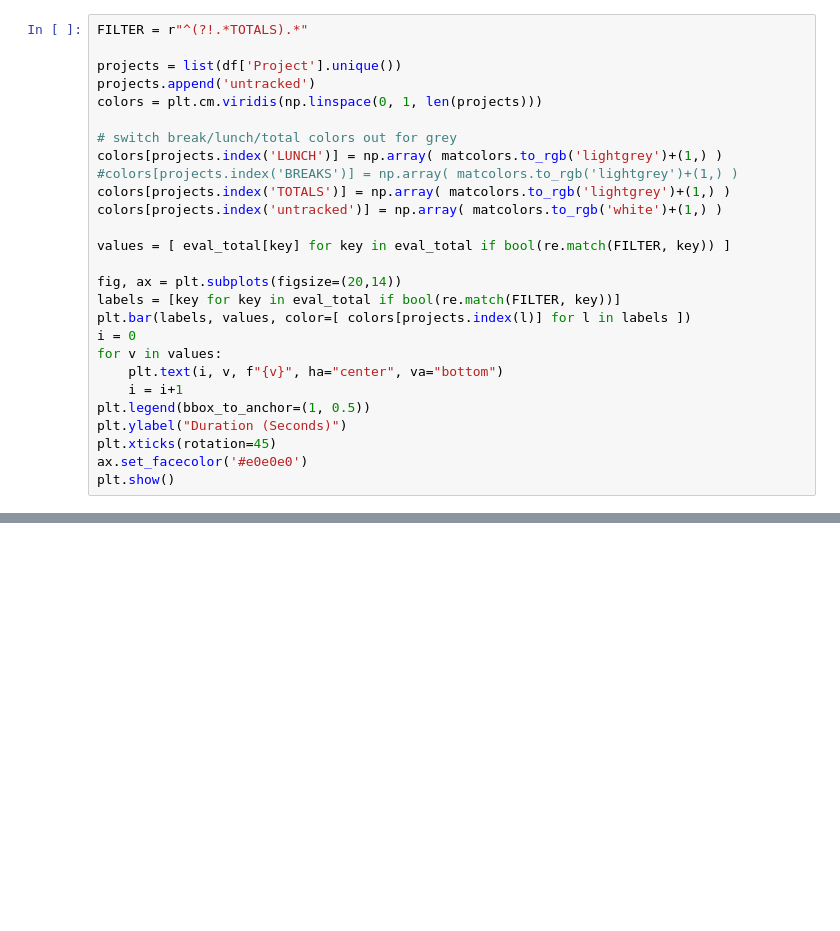
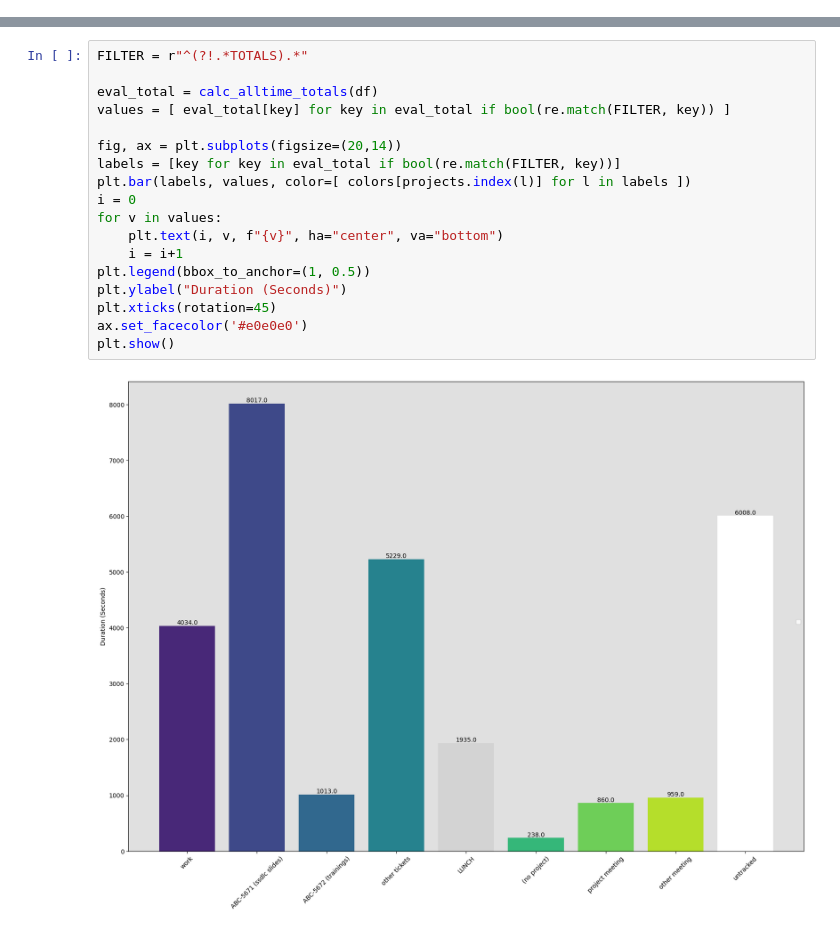
Before and after one commit to elastic-pangolin/time-tracker-notebook, a Jupyter notebook: Untitled.ipynb, the cells around one changed output, grey strips where cells are left out. Saved outputs shown, nothing was run; the diff lists cells and outputs as text; blank space fills up the shorter version.

```diff
--- a/Untitled.ipynb
+++ b/Untitled.ipynb
@@ -96,27 +43,0 @@ Filtered only days after (incl.) 2025-03-07 00:00:00
-# %%
-FILTER = r"^(?!.*TOTALS).*"
-
-projects = list(df['Project'].unique())
-projects.append('untracked')
-colors = plt.cm.viridis(np.linspace(0, 1, len(projects)))
-
-# switch break/lunch/total colors out for grey
-colors[projects.index('LUNCH')] = np.array( matcolors.to_rgb('lightgrey')+(1,) )
-#colors[projects.index('BREAKS')] = np.array( matcolors.to_rgb('lightgrey')+(1,) )
-colors[projects.index('TOTALS')] = np.array( matcolors.to_rgb('lightgrey')+(1,) )
-colors[projects.index('untracked')] = np.array( matcolors.to_rgb('white')+(1,) )
-
-values = [ eval_total[key] for key in eval_total if bool(re.match(FILTER, key)) ]
-
-fig, ax = plt.subplots(figsize=(20,14))
-labels = [key for key in eval_total if bool(re.match(FILTER, key))]
-plt.bar(labels, values, color=[ colors[projects.index(l)] for l in labels ])
-i = 0
-for v in values:
-    plt.text(i, v, f"{v}", ha="center", va="bottom")
-    i = i+1
-plt.legend(bbox_to_anchor=(1, 0.5))
-plt.ylabel("Duration (Seconds)")
-plt.xticks(rotation=45)
-ax.set_facecolor('#e0e0e0')
-plt.show()
@@ -207,0 +80,20 @@ time per ticket in minutes on day Mar 11
+# %%
+FILTER = r"^(?!.*TOTALS).*"
+
+eval_total = calc_alltime_totals(df)
+values = [ eval_total[key] for key in eval_total if bool(re.match(FILTER, key)) ]
+
+fig, ax = plt.subplots(figsize=(20,14))
+labels = [key for key in eval_total if bool(re.match(FILTER, key))]
+plt.bar(labels, values, color=[ colors[projects.index(l)] for l in labels ])
+i = 0
+for v in values:
+    plt.text(i, v, f"{v}", ha="center", va="bottom")
+    i = i+1
+plt.legend(bbox_to_anchor=(1, 0.5))
+plt.ylabel("Duration (Seconds)")
+plt.xticks(rotation=45)
+ax.set_facecolor('#e0e0e0')
+plt.show()
+# %% [output]
+[figure, new version]
```
Also changed, not shown: parts of 6 cells of this notebook, 4 other files.
